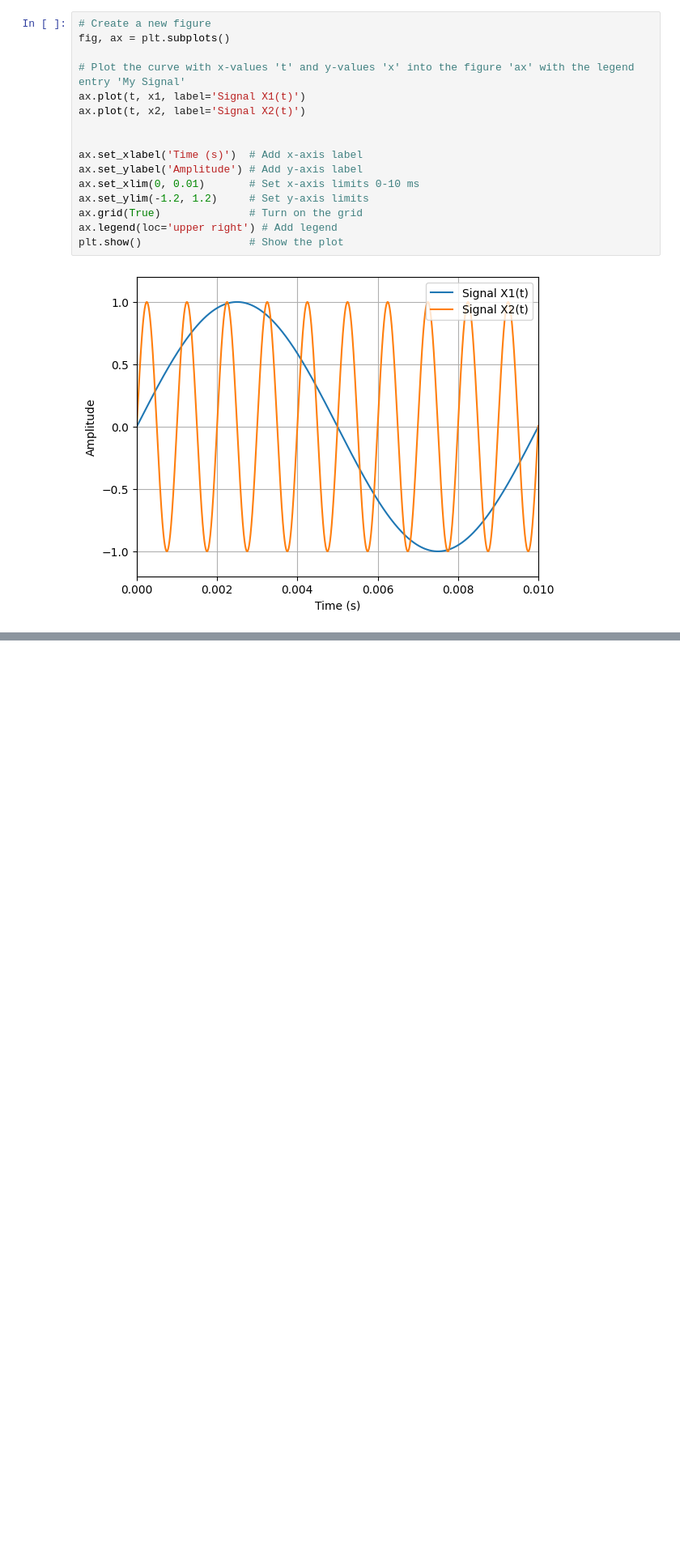
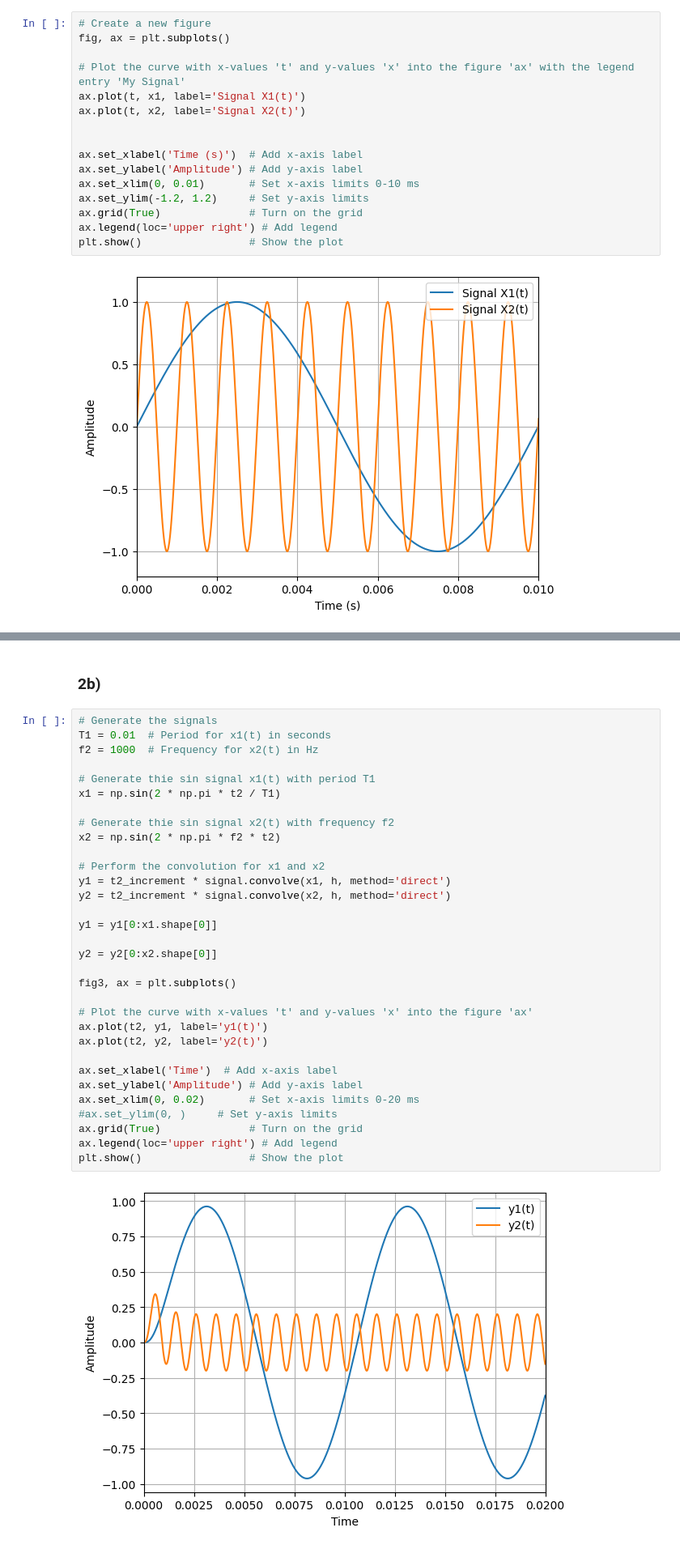
Before and after one commit to OliverHansson/Sigtrans_assignments, a Jupyter notebook: Assignment1/Assignment 1.ipynb, the cells around one changed output, grey strips where cells are left out. Shown at 81% size. Saved outputs shown, nothing was run; the diff lists cells and outputs as text; blank space fills up the shorter version.

```diff
--- a/Assignment1/Assignment 1.ipynb
+++ b/Assignment1/Assignment 1.ipynb
@@ -76,0 +122,36 @@ plt.show()                 # Show the plot
+# %% [markdown]
+### 2b)
+# %%
+# Generate the signals
+T1 = 0.01  # Period for x1(t) in seconds
+f2 = 1000  # Frequency for x2(t) in Hz
+
+# Generate thie sin signal x1(t) with period T1
+x1 = np.sin(2 * np.pi * t2 / T1)
+
+# Generate thie sin signal x2(t) with frequency f2
+x2 = np.sin(2 * np.pi * f2 * t2)
+
+# Perform the convolution for x1 and x2
+y1 = t2_increment * signal.convolve(x1, h, method='direct')
+y2 = t2_increment * signal.convolve(x2, h, method='direct')
+
+y1 = y1[0:x1.shape[0]]
+
+y2 = y2[0:x2.shape[0]]
+
+fig3, ax = plt.subplots()
+
+# Plot the curve with x-values 't' and y-values 'x' into the figure 'ax'
+ax.plot(t2, y1, label='y1(t)')
+ax.plot(t2, y2, label='y2(t)')
+
+ax.set_xlabel('Time')  # Add x-axis label
+ax.set_ylabel('Amplitude') # Add y-axis label
+ax.set_xlim(0, 0.02)       # Set x-axis limits 0-20 ms
+#ax.set_ylim(0, )     # Set y-axis limits
+ax.grid(True)              # Turn on the grid
+ax.legend(loc='upper right') # Add legend
+plt.show()                 # Show the plot
+# %% [output]
+[figure, added]
```
Also changed, not shown: parts of 7 cells of this notebook.
